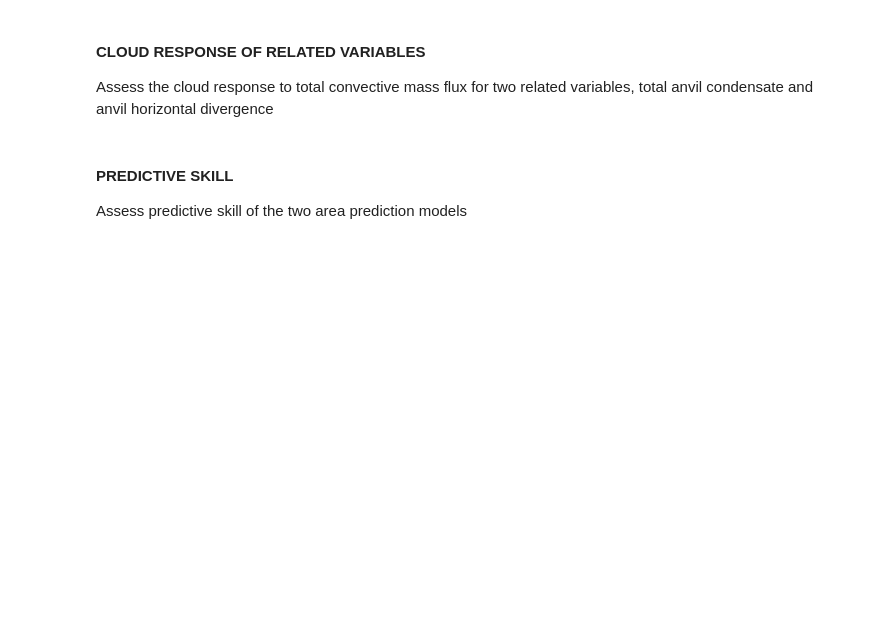
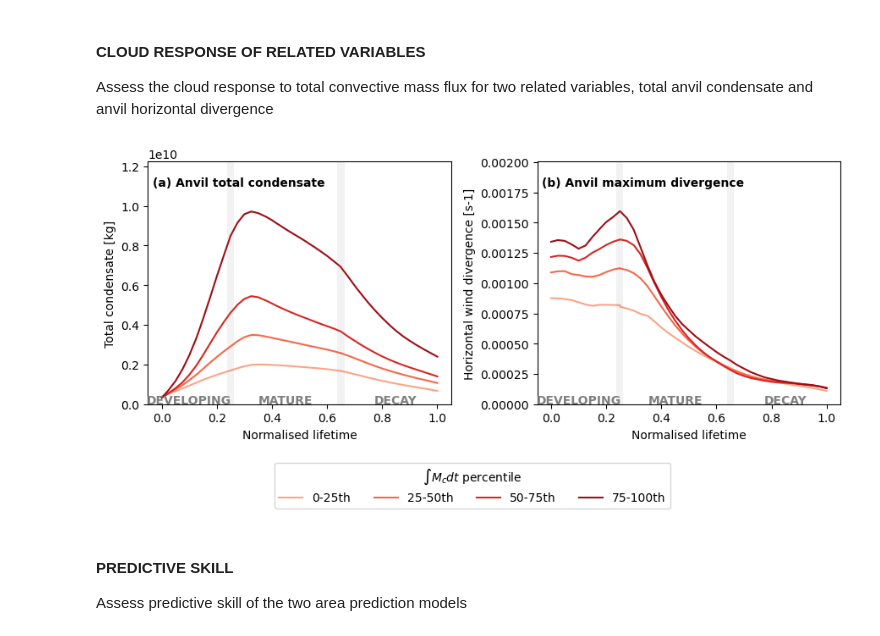
Before and after one commit to mathilde-ritman/scripts-to-make-Ritman-et-al-does-greater-CMF, a Jupyter notebook: scripts/04.supporting_analyses.ipynb, the cells around one changed output. Drawn from its saved outputs; the diff is of its cells as text; code cells hidden in the pictures; blank space fills up the shorter version.

```diff
--- a/scripts/04.supporting_analyses.ipynb
+++ b/scripts/04.supporting_analyses.ipynb
@@ -39,7 +18,7 @@ extra_figs.mkdir(parents=1, exist_ok=1)
 # %%
 # load data
 
-datadir = pathlib.Path(f'/work/bb1153/b382635/plots/model_paper/grl_submission/data/statistics_L2')
+datadir = pathlib.Path(f'/work/bb1153/b382635/plots/model_paper/grl_submission/data/statistics_L2_test_model_change')
 ds_flist = sorted(list(datadir.glob('*.nc')))
 li = []
 for i in range(len(ds_flist)):
@@ -54,6 +33,6 @@ ds = ds.sel(system=gsystems)
 ds = ds.where(ds.category=='isolated').dropna('system', how='all')
 print('We have', ds.system.size, 'isolated DCCs')
 
-# ds = ds.where(ds.lifestages_valid).dropna('system', how='all')
-# print('Of, these', ds.system.size, 'had all valid lifestages')
+ds = ds.where(ds.lifestages_valid).dropna('system', how='all')
+print('Of these,', ds.system.size, 'had all valid lifestages')
 # %% [output]
@@ -147,6 +128,8 @@ N = len(cloud_variables)
 fig, axs = plt.subplots(1,N, figsize=(N * 4.5, 3.75), layout="tight")
 axs = np.atleast_1d(axs)
 
+plot_titles = ["Anvil total condensate", "Anvil maximum divergence"]
+plot_ylabels = ["Total condensate", "Horizontal wind divergence"]
 legend_handles, legend_labels = None, None
 
 for i, var in enumerate(cloud_variables):
@@ -159,35 +142,37 @@ for i, var in enumerate(cloud_variables):
 
     plot_helpers.show_phases(ax, y=ax.get_ylim()[1] * 0.05)
 
     ax.text(
         0.015,
         0.9,
-        f"({letters[i]}) {ds[var].long_name.capitalize()}",
+        f"({letters[i]}) {plot_titles[i]}",
         c="k",
         weight="bold",
         transform=ax.transAxes,
     )
 
     ax.set_xlabel("Normalised lifetime")
-    ax.set_ylabel(f"{ds[var].long_name.replace('anvil', '').capitalize()} [{ds[var].units}]")
+    ax.set_ylabel(f"{plot_ylabels[i]} [{ds[var].units}]")
     ax.set_title(None)
 
     ax.set_ylim(0, ax.get_ylim()[1] * 1.2)
 
     if legend_handles is None:
         legend_handles, legend_labels = ax.get_legend_handles_labels()
 
 legend = fig.legend(
     legend_handles,
     legend_labels,
     title=r"$\int M_c dt$ percentile",
     loc="center",
     bbox_to_anchor=(0.5, -0.1),
     ncol=4,
     frameon=True,
 )
 
 fig.savefig(extra_figs / f'cloud_response_water_and_wind.{ext}', bbox_inches='tight', dpi=dpi)
+# %% [output]
+[figure, added]
 # %% [markdown]
 #### PREDICTIVE SKILL
 Assess predictive skill of the two area prediction models
```
Also changed, not shown: parts of 9 cells of this notebook, 6 other files.
